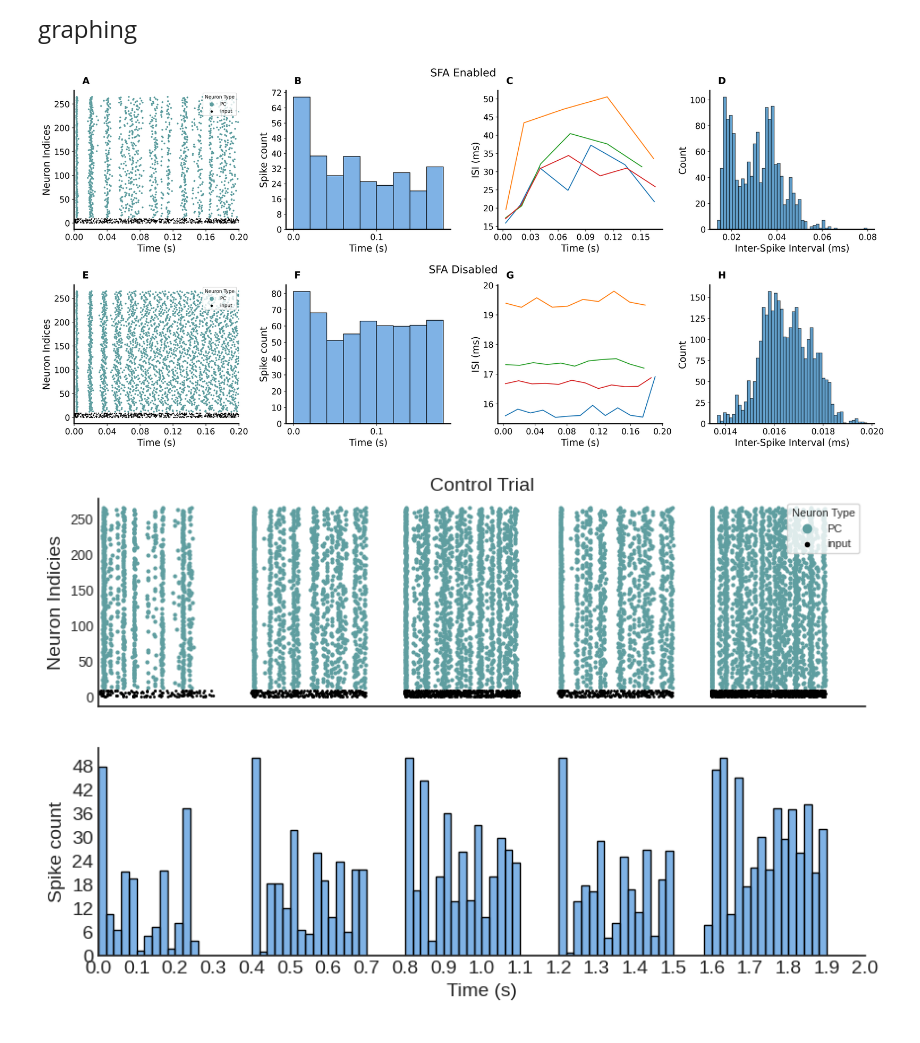
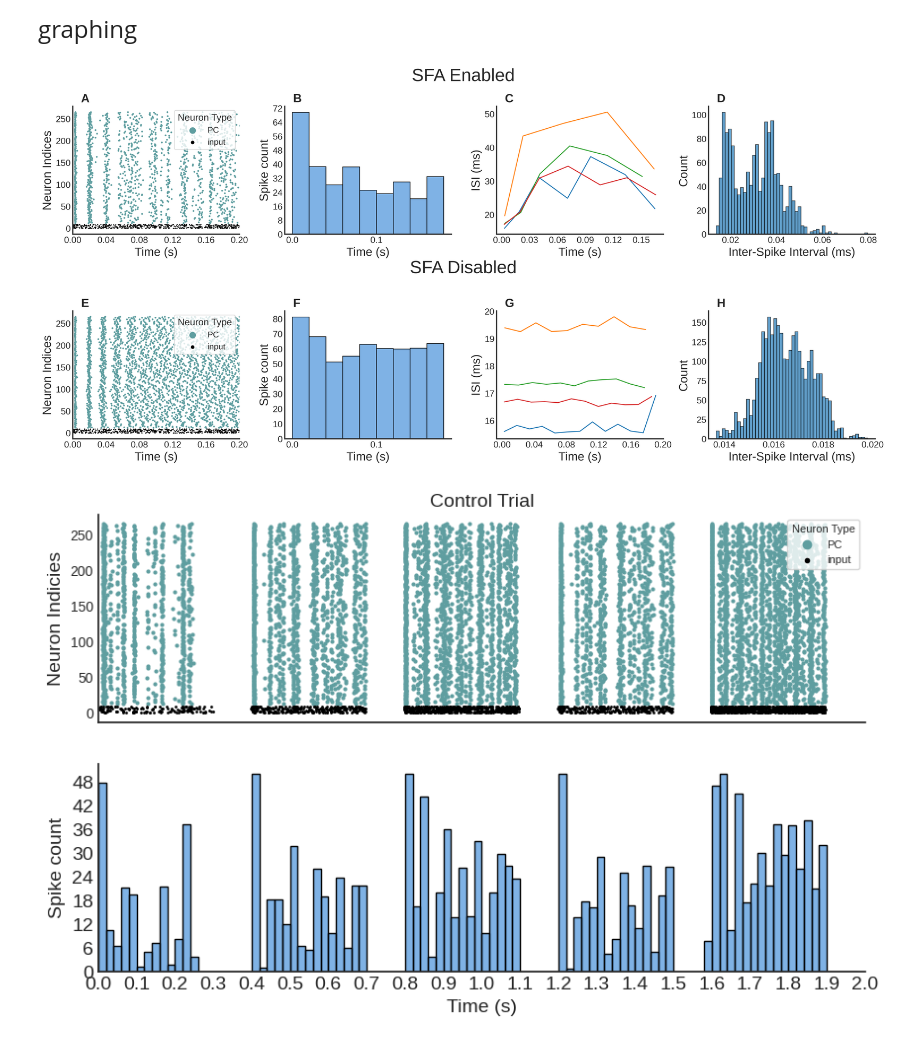
Before and after one commit to Aramatos/dynapse2_adaptation, a Jupyter notebook: SFA_fig.ipynb, the cells around one changed output. Saved outputs shown, nothing was run; the diff lists cells and outputs as text; code cells hidden in the pictures.

```diff
--- a/SFA_fig.ipynb
+++ b/SFA_fig.ipynb
@@ -72,9 +72,9 @@ import numpy as np
 import matplotlib.ticker as ticker
 
 # Control variables for font sizes and styles
-FONT_SIZE = 16
-FONT_SIZE_TITLE = 18
-TICK_SIZE = 14  # New variable for tick size
+FONT_SIZE = 20
+FONT_SIZE_TITLE = 30
+TICK_SIZE = 15  # New variable for tick size
 AXES_LINEWIDTH = 2  # New variable for axes line thickness
 file_1 = '/SFA_on.npy'
 file_2 = '/SFA_off.npy'
@@ -107,7 +107,8 @@ def create_plots(axs, data, duration, file_index, letters, positions):
     axs[0 + 4 * file_index].scatter(input_times, input_ids, c='k', s=1, label='input')
     axs[0 + 4 * file_index].set_ylabel('Neuron Indices', fontsize=FONT_SIZE)
     axs[0 + 4 * file_index].set_xlabel('Time (s)', fontsize=FONT_SIZE)
-    axs[0 + 4 * file_index].legend(loc="upper right", title='Neuron Type', numpoints=1, fontsize=8, markerscale=3, title_fontsize=8)
+    #add legend box
+    axs[0 + 4 * file_index].legend(loc="upper right", title='Neuron Type', numpoints=3, fontsize=14, markerscale=5, title_fontsize=16, frameon=TRUE)
     axs[0 + 4 * file_index].set_xlim(0, duration)
     axs[0 + 4 * file_index].xaxis.set_major_locator(ticker.MaxNLocator(nbins=6))
 
@@ -139,39 +140,37 @@ def create_plots(axs, data, duration, file_index, letters, positions):
 
 
     # Add letters to each subplot
     for i in range(4):
         ax = axs[i + 4 * file_index]
         letter = letters[i + 4 * file_index]
         ax.text(letter_position[0], letter_position[1], letter, transform=ax.transAxes, fontsize=FONT_SIZE,
                 fontweight='bold', va='top', ha='left')
 
 
 # Create plots for the first file
 create_plots(axs, (input_ids_1, input_times_1, ids_1, times_1, all_isis_1, isi_list_1, isi_times_1, psth_1, bins_1), duration_1, 0, letters, positions)
 create_plots(axs, (input_ids_2, input_times_2, ids_2, times_2, all_isis_2, isi_list_2, isi_times_2, psth_2, bins_2), duration_2, 1, letters, positions)
 
 # Set title for the bottom plots (second row)
 
 # Manually set titles for the top and bottom rows
-fig.text(0.5, 0.92, 'SFA Enabled', ha='center', va='center', fontsize=FONT_SIZE_TITLE)
-fig.text(0.5, 0.46, 'SFA Disabled', ha='center', va='center', fontsize=FONT_SIZE_TITLE)
+fig.text(0.5, 0.95, 'SFA Enabled', ha='center', va='center', fontsize=FONT_SIZE_TITLE)
+fig.text(0.5, 0.50, 'SFA Disabled', ha='center', va='center', fontsize=FONT_SIZE_TITLE)
 
 # Apply the tick size and axes line thickness to all subplots
 for ax in axs:
     ax.tick_params(axis='both', which='major', labelsize=TICK_SIZE)
     for axis in ['top','bottom','left','right']:
         ax.spines[axis].set_linewidth(AXES_LINEWIDTH)
 
-
-
 # Adjust the layout to make space for the titles
 plt.tight_layout(rect=[0, 0.03, 1, 0.9])  # Adjust the top value as needed
 
 # Adjust the spacing between the subplots and the edge of the figure
-plt.subplots_adjust(top=0.88, hspace=0.4)  # Adjust hspace for space between rows
+plt.subplots_adjust(top=0.88, hspace=0.6)  # Adjust hspace for space between rows
 plt.show()
 # %% [output]
-[figure, old version]
+[figure, new version]
 # %%
 def plot_raster_and_psth(output_events, virual_n, neuron_n,duration=2,bin_size=0.050):
     """
```
Also changed, not shown: 2 other files.
